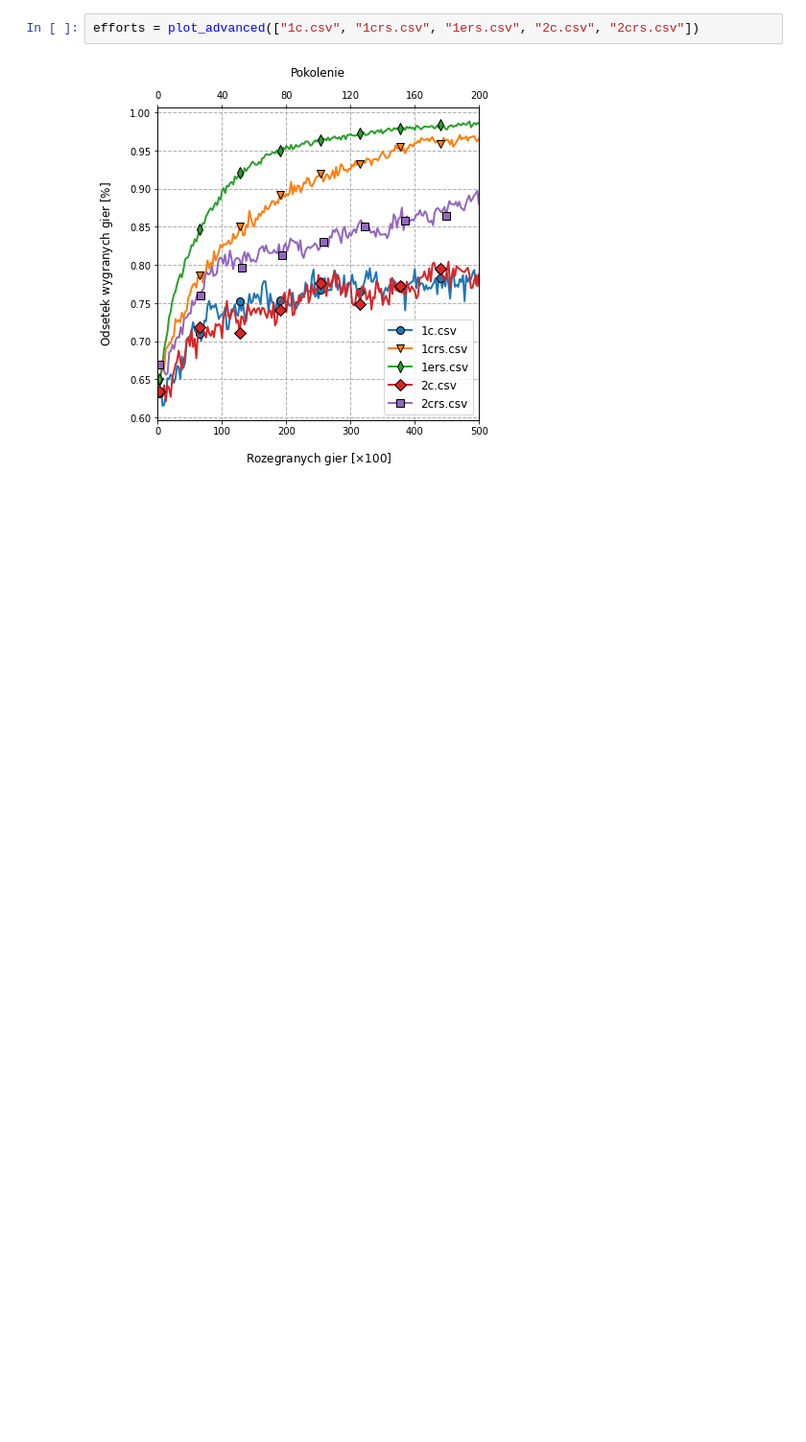
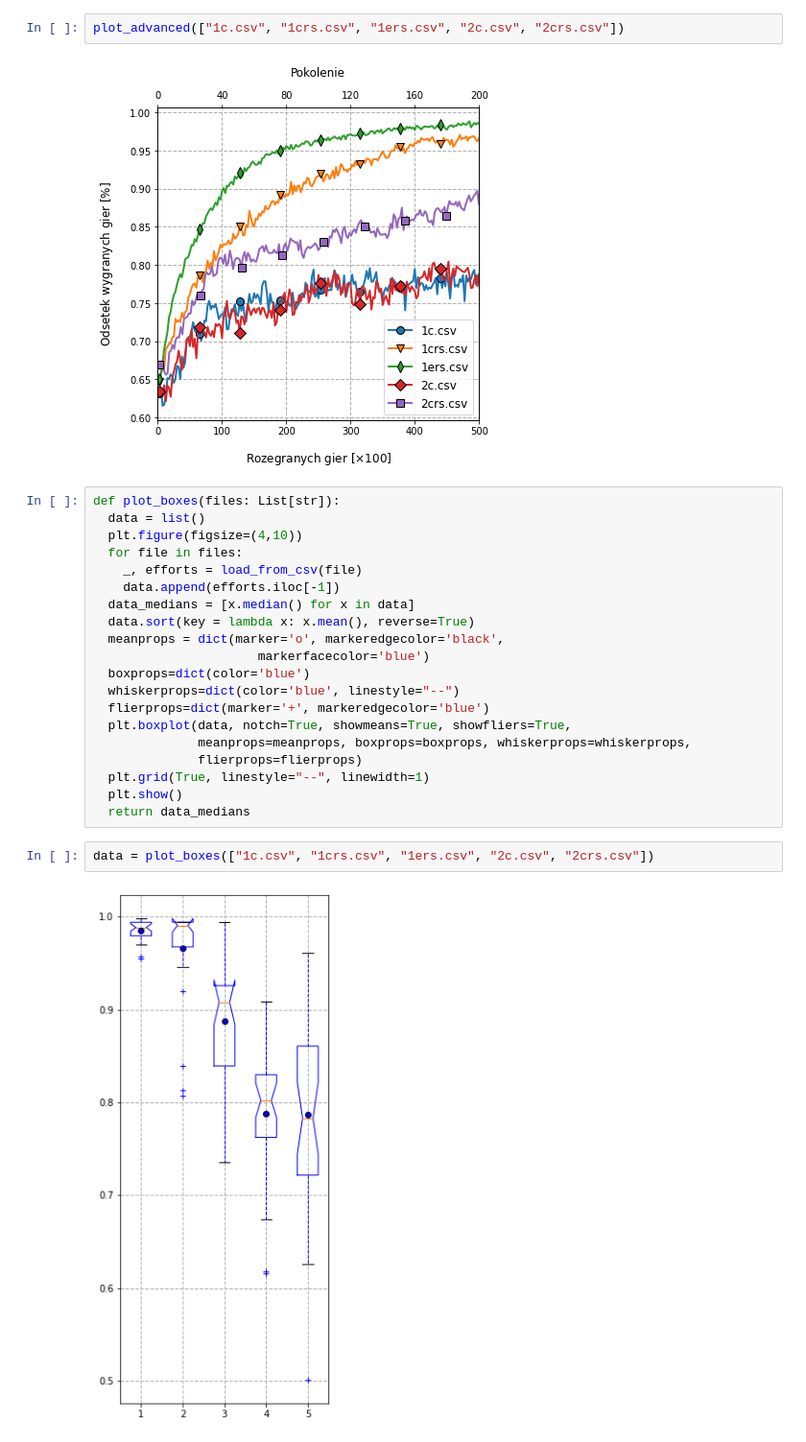
Before and after one commit to ivysochyn/kck-solutions, a Jupyter notebook: 001_KCK_ZAD.ipynb, the cells around one changed output. Shown at 96% size. Saved outputs shown, nothing was run; the diff lists cells and outputs as text; blank space fills up the shorter version.

Commit message:
[#1] 001_KCK_ZAD.ipynb: Add initial box plot

```diff
--- a/001_KCK_ZAD.ipynb
+++ b/001_KCK_ZAD.ipynb
@@ -98,6 +100,30 @@ def plot_advanced(files: List[str]):
   plt.show()
   return
 # %%
-efforts = plot_advanced(["1c.csv", "1crs.csv", "1ers.csv", "2c.csv", "2crs.csv"])
+plot_advanced(["1c.csv", "1crs.csv", "1ers.csv", "2c.csv", "2crs.csv"])
 # %% [output]
 [figure]
+# %%
+def plot_boxes(files: List[str]):
+  data = list()
+  plt.figure(figsize=(4,10))
+  for file in files:
+    _, efforts = load_from_csv(file)
+    data.append(efforts.iloc[-1])
+  data_medians = [x.median() for x in data]
+  data.sort(key = lambda x: x.mean(), reverse=True)
+  meanprops = dict(marker='o', markeredgecolor='black',
+                      markerfacecolor='blue')
+  boxprops=dict(color='blue')
+  whiskerprops=dict(color='blue', linestyle="--")
+  flierprops=dict(marker='+', markeredgecolor='blue')
+  plt.boxplot(data, notch=True, showmeans=True, showfliers=True,
+              meanprops=meanprops, boxprops=boxprops, whiskerprops=whiskerprops,
+              flierprops=flierprops)
+  plt.grid(True, linestyle="--", linewidth=1)
+  plt.show()
+  return data_medians
+# %%
+data = plot_boxes(["1c.csv", "1crs.csv", "1ers.csv", "2c.csv", "2crs.csv"])
+# %% [output]
+[figure, added]
```
Also changed, not shown: parts of 3 cells of this notebook.
